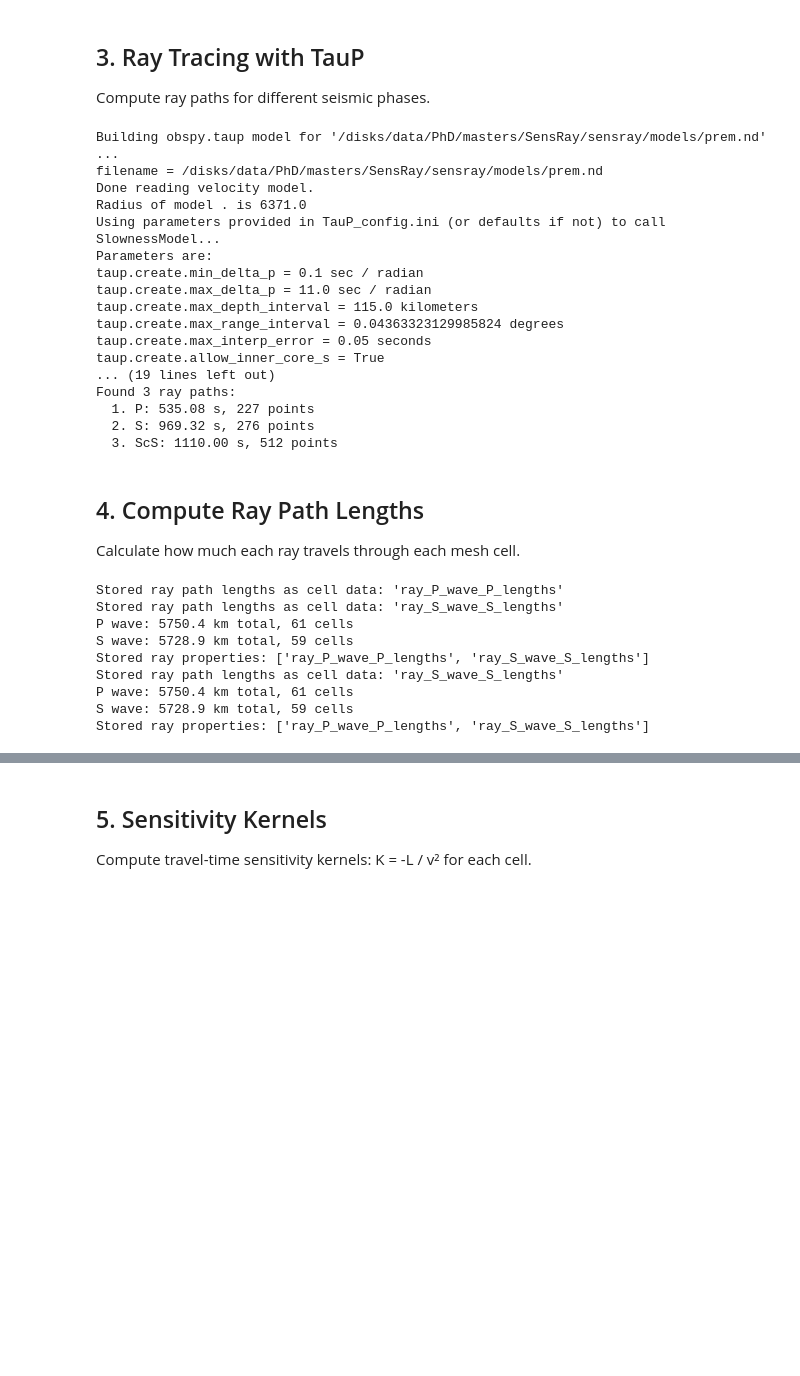
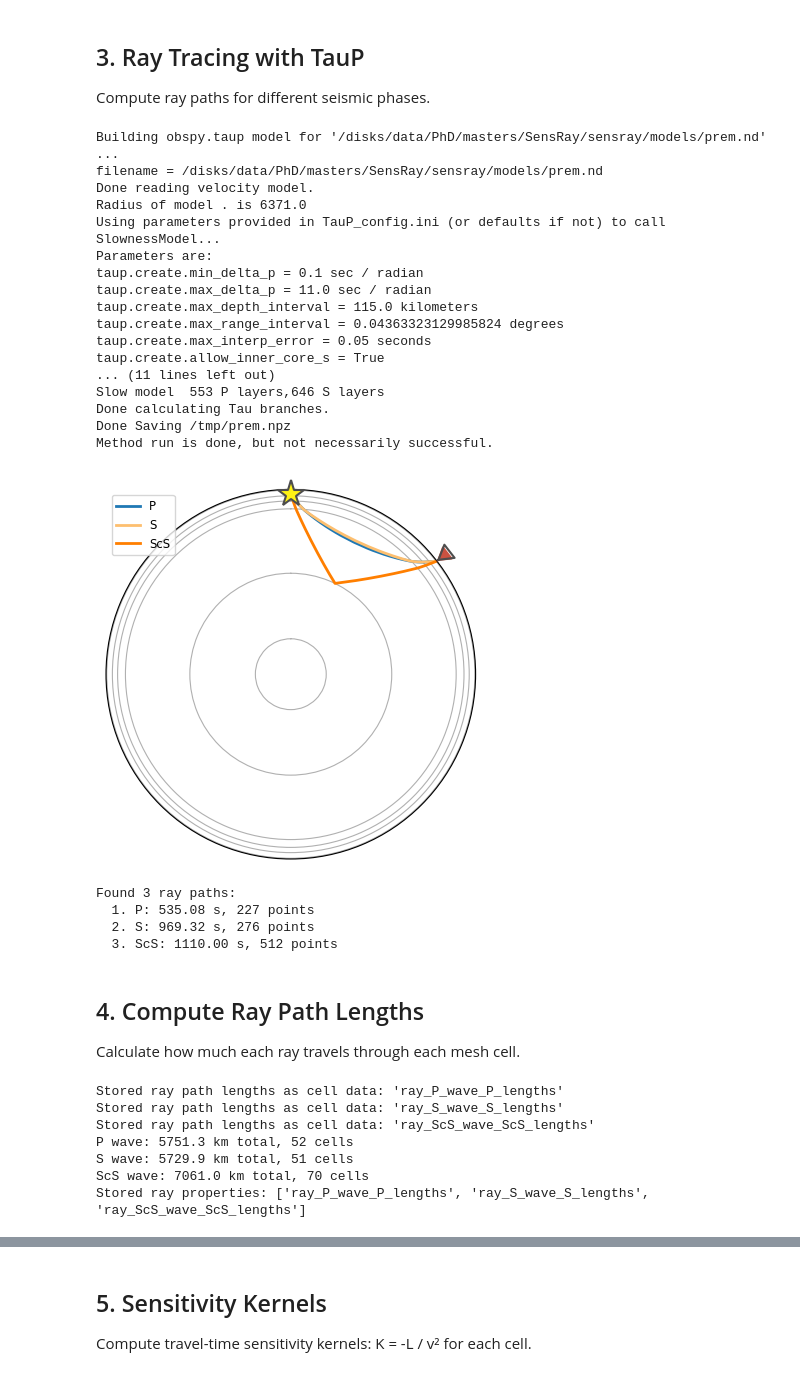
Before and after one commit to Adrian-Mag/SensRay, a Jupyter notebook: demos/02_ray_tracing_kernels.ipynb, the cells around one changed output, grey strips where cells are left out. Cells and saved outputs as stored; diff of their text form; code cells hidden in the pictures; blank space fills up the shorter version.

```diff
--- a/demos/02_ray_tracing_kernels.ipynb
+++ b/demos/02_ray_tracing_kernels.ipynb
@@ -55,35 +84,42 @@ Compute ray paths for different seismic phases.
 # %%
 # Get ray paths for P and S waves
 rays = model.taupy_model.get_ray_paths_geo(
     source_depth_in_km=source_depth,
     source_latitude_in_deg=source_lat,
     source_longitude_in_deg=source_lon,
     receiver_latitude_in_deg=receiver_lat,
     receiver_longitude_in_deg=receiver_lon,
     phase_list=["P", "S", "ScS"]
 )
 
+rays.plot()
+
 print(f"Found {len(rays)} ray paths:")
 for i, ray in enumerate(rays):
     print(f"  {i+1}. {ray.phase.name}: {ray.time:.2f} s, {len(ray.path)} points")
 # %% [output]
 Building obspy.taup model for '/disks/data/PhD/masters/SensRay/sensray/models/prem.nd' ...
 filename = /disks/data/PhD/masters/SensRay/sensray/models/prem.nd
 Done reading velocity model.
 Radius of model . is 6371.0
 Using parameters provided in TauP_config.ini (or defaults if not) to call SlownessModel...
 Parameters are:
 taup.create.min_delta_p = 0.1 sec / radian
 taup.create.max_delta_p = 11.0 sec / radian
 taup.create.max_depth_interval = 115.0 kilometers
 taup.create.max_range_interval = 0.04363323129985824 degrees
 taup.create.max_interp_error = 0.05 seconds
 taup.create.allow_inner_core_s = True
-... (19 lines left out)
-Found 3 ray paths:
-  1. P: 535.08 s, 227 points
-  2. S: 969.32 s, 276 points
-  3. ScS: 1110.00 s, 512 points
+... (11 lines left out)
+Slow model  553 P layers,646 S layers
+Done calculating Tau branches.
+Done Saving /tmp/prem.npz
+Method run is done, but not necessarily successful.
+[figure, added]
+Found 3 ray paths:
+  1. P: 535.08 s, 227 points
+  2. S: 969.32 s, 276 points
+  3. ScS: 1110.00 s, 512 points
 # %% [markdown]
 ## 4. Compute Ray Path Lengths
 
@@ -92,24 +128,25 @@ Calculate how much each ray travels through each mesh cell.
 # Compute and store path lengths for each ray
 P_ray = rays[0]  # First ray (P wave)
 S_ray = rays[1] if len(rays) > 1 else rays[0]  # Second ray (S wave)
+ScS_ray = rays[2]
 
 # Method 1: Simple computation and storage
-P_lengths = mesh.add_ray_to_mesh(P_ray, "P_wave")
-S_lengths = mesh.add_ray_to_mesh(S_ray, "S_wave")
+P_lengths = model.mesh.add_ray_to_mesh(P_ray, "P_wave")
+S_lengths = model.mesh.add_ray_to_mesh(S_ray, "S_wave")
+ScS_lengths = model.mesh.add_ray_to_mesh(ScS_ray, "ScS_wave")
 
 print(f"P wave: {P_lengths.sum():.1f} km total, {np.count_nonzero(P_lengths)} cells")
 print(f"S wave: {S_lengths.sum():.1f} km total, {np.count_nonzero(S_lengths)} cells")
+print(f"ScS wave: {ScS_lengths.sum():.1f} km total, {np.count_nonzero(ScS_lengths)} cells")
 
 # Show stored properties
-ray_keys = [k for k in mesh.mesh.cell_data.keys() if 'ray_' in k]
+ray_keys = [k for k in model.mesh.mesh.cell_data.keys() if 'ray_' in k]
 print(f"Stored ray properties: {ray_keys}")
 # %% [output]
 Stored ray path lengths as cell data: 'ray_P_wave_P_lengths'
 Stored ray path lengths as cell data: 'ray_S_wave_S_lengths'
-P wave: 5750.4 km total, 61 cells
-S wave: 5728.9 km total, 59 cells
-Stored ray properties: ['ray_P_wave_P_lengths', 'ray_S_wave_S_lengths']
-Stored ray path lengths as cell data: 'ray_S_wave_S_lengths'
-P wave: 5750.4 km total, 61 cells
-S wave: 5728.9 km total, 59 cells
-Stored ray properties: ['ray_P_wave_P_lengths', 'ray_S_wave_S_lengths']
+Stored ray path lengths as cell data: 'ray_ScS_wave_ScS_lengths'
+P wave: 5751.3 km total, 52 cells
+S wave: 5729.9 km total, 51 cells
+ScS wave: 7061.0 km total, 70 cells
+Stored ray properties: ['ray_P_wave_P_lengths', 'ray_S_wave_S_lengths', 'ray_ScS_wave_ScS_lengths']
```
Also changed, not shown: parts of 15 cells of this notebook, 15 other files.
